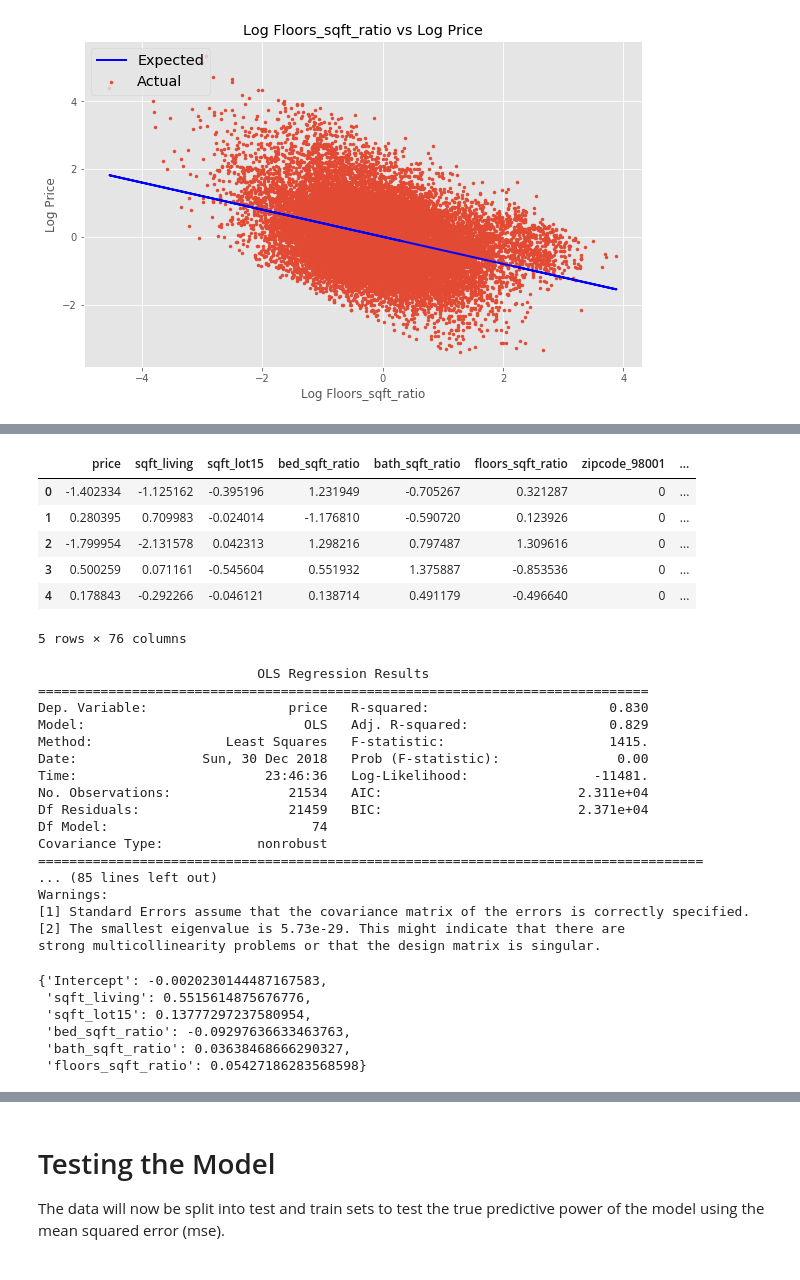
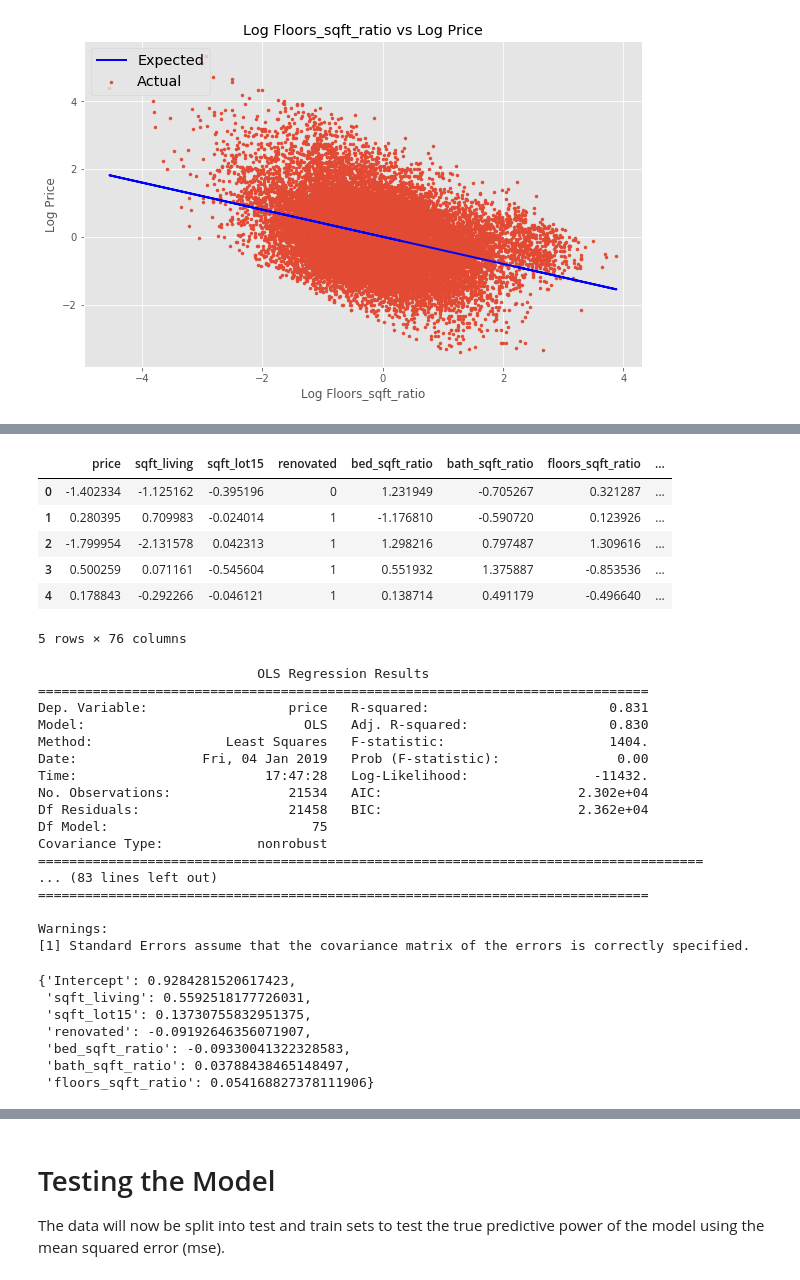
Before and after one commit to learn-co-students/dsc-1-final-project-online-ds-sp-000, a Jupyter notebook: student.ipynb, the cells around one changed output, grey strips where cells are left out. Saved outputs shown, nothing was run; the diff lists cells and outputs as text; code cells hidden in the pictures.

```diff
--- a/student.ipynb
+++ b/student.ipynb
@@ -131,0 +162,3 @@ Items with null values are `waterfront`, `view`, and `yr_renovated`.
+# %%
+housing_data['delta_living'] = housing_data['sqft_living'] - housing_data['sqft_living15']
+housing_data['delta_living'].describe()
@@ -132,16 +179,9 @@ Items with null values are `waterfront`, `view`, and `yr_renovated`.
 # %%
-# Convert waterfront column to bool. All null values will automatically be assigned false.
-housing_data['waterfront'] = housing_data['waterfront'].astype('bool')
-
-# Drop null values from view column
-housing_data = housing_data[pd.notnull(housing_data['view'])]
-
-# Determine if home renovated, create renovated column, drop yr_renovated
-delta_lot = housing_data['sqft_lot'] - housing_data['sqft_lot15']
-renovated_conditions = (delta_lot != 0)|(housing_data['yr_renovated'] > 0)
+housing_data['delta_lot'] = housing_data['sqft_lot'] - housing_data['sqft_lot15']
+renovated_conditions = (housing_data['delta_lot'] != 0) | (housing_data['delta_living'] > 0) | (housing_data['yr_renovated'] > 0)
 
 housing_data['renovated'] = np.where(renovated_conditions, True, False)
-housing_data.drop(columns=['yr_renovated'], inplace=True)
+housing_data.drop(columns=['yr_renovated', 'delta_lot', 'delta_living'], inplace=True)
 housing_data.info()
 # %% [output]
 <class 'pandas.core.frame.DataFrame'>
@@ -366,7 +409,7 @@ housing_data['bed_sqft_ratio'] = housing_data['bedrooms'] / housing_data['sqft_l
 housing_data['bath_sqft_ratio'] = housing_data['bathrooms'] / housing_data['sqft_living']
 housing_data['floors_sqft_ratio'] = housing_data['floors'] / housing_data['sqft_living']
 # %%
-to_drop = ['bathrooms', 'sqft_above', 'sqft_basement', 'sqft_living15', 'bedrooms', 'floors', 'sqft_lot', 'yr_built', 'long', 'grade', 'view']
+to_drop = ['bedrooms', 'bathrooms', 'sqft_above', 'sqft_basement', 'sqft_living15', 'floors', 'sqft_lot', 'yr_built', 'long', 'grade', 'view']
 coll_check(housing_data.drop(columns=to_drop))
 # %% [output]
 [figure]
@@ -540,13 +601,13 @@ It does not appear to matter if the home has been `renovated` or not, nor does t
 # %%
-housing_data_cleaned = housing_data_cleaned.drop(columns = ['condition', 'ordinal_date', 'renovated', 'waterfront', 'lat'] + months)
+housing_data_cleaned = housing_data_cleaned.drop(columns = ['condition', 'ordinal_date', 'waterfront', 'lat'] + months + zips[-1:])
 housing_data_cleaned.head()
 # %% [output]
-|  | price | sqft_living | sqft_lot15 | bed_sqft_ratio | bath_sqft_ratio | floors_sqft_ratio | zipcode_98001 | ... |
-| 0 | -1.402334 | -1.125162 | -0.395196 | 1.231949 | -0.705267 | 0.321287 | 0 | ... |
-| 1 | 0.280395 | 0.709983 | -0.024014 | -1.176810 | -0.590720 | 0.123926 | 0 | ... |
-| 2 | -1.799954 | -2.131578 | 0.042313 | 1.298216 | 0.797487 | 1.309616 | 0 | ... |
-| 3 | 0.500259 | 0.071161 | -0.545604 | 0.551932 | 1.375887 | -0.853536 | 0 | ... |
-| 4 | 0.178843 | -0.292266 | -0.046121 | 0.138714 | 0.491179 | -0.496640 | 0 | ... |
+|  | price | sqft_living | sqft_lot15 | renovated | bed_sqft_ratio | bath_sqft_ratio | floors_sqft_ratio | ... |
+| 0 | -1.402334 | -1.125162 | -0.395196 | 0 | 1.231949 | -0.705267 | 0.321287 | ... |
+| 1 | 0.280395 | 0.709983 | -0.024014 | 1 | -1.176810 | -0.590720 | 0.123926 | ... |
+| 2 | -1.799954 | -2.131578 | 0.042313 | 1 | 1.298216 | 0.797487 | 1.309616 | ... |
+| 3 | 0.500259 | 0.071161 | -0.545604 | 1 | 0.551932 | 1.375887 | -0.853536 | ... |
+| 4 | 0.178843 | -0.292266 | -0.046121 | 1 | 0.138714 | 0.491179 | -0.496640 | ... |
 5 rows × 76 columns
 # %%
 # Run model with all remaining predictors to estimate predictive power.
@@ -557,28 +618,29 @@ for column in columns:
     f = f + '+' + column
 model = smf.ols(formula=f, data=housing_data_cleaned).fit()
 print(model.summary())
-dict(model.params[0:6])
+dict(model.params[0:7])
 # %% [output]
                             OLS Regression Results
 ==============================================================================
-Dep. Variable:                  price   R-squared:                       0.830
-Model:                            OLS   Adj. R-squared:                  0.829
-Method:                 Least Squares   F-statistic:                     1415.
-Date:                Sun, 30 Dec 2018   Prob (F-statistic):               0.00
-Time:                        23:46:36   Log-Likelihood:                -11481.
-No. Observations:               21534   AIC:                         2.311e+04
-Df Residuals:                   21459   BIC:                         2.371e+04
-Df Model:                          74
+Dep. Variable:                  price   R-squared:                       0.831
+Model:                            OLS   Adj. R-squared:                  0.830
+Method:                 Least Squares   F-statistic:                     1404.
+Date:                Fri, 04 Jan 2019   Prob (F-statistic):               0.00
+Time:                        17:47:28   Log-Likelihood:                -11432.
+No. Observations:               21534   AIC:                         2.302e+04
+Df Residuals:                   21458   BIC:                         2.362e+04
+Df Model:                          75
 Covariance Type:            nonrobust
 =====================================================================================
-... (85 lines left out)
+... (83 lines left out)
+==============================================================================
+
 Warnings:
 [1] Standard Errors assume that the covariance matrix of the errors is correctly specified.
-[2] The smallest eigenvalue is 5.73e-29. This might indicate that there are
-strong multicollinearity problems or that the design matrix is singular.
-{'Intercept': -0.0020230144487167583,
- 'sqft_living': 0.5515614875676776,
- 'sqft_lot15': 0.13777297237580954,
- 'bed_sqft_ratio': -0.09297636633463763,
- 'bath_sqft_ratio': 0.03638468666290327,
- 'floors_sqft_ratio': 0.05427186283568598}
+{'Intercept': 0.9284281520617423,
+ 'sqft_living': 0.5592518177726031,
+ 'sqft_lot15': 0.13730755832951375,
+ 'renovated': -0.09192646356071907,
+ 'bed_sqft_ratio': -0.09330041322328583,
+ 'bath_sqft_ratio': 0.03788438465148497,
+ 'floors_sqft_ratio': 0.054168827378111906}
```
Also changed, not shown: parts of 60 cells of this notebook, 5 other files.
